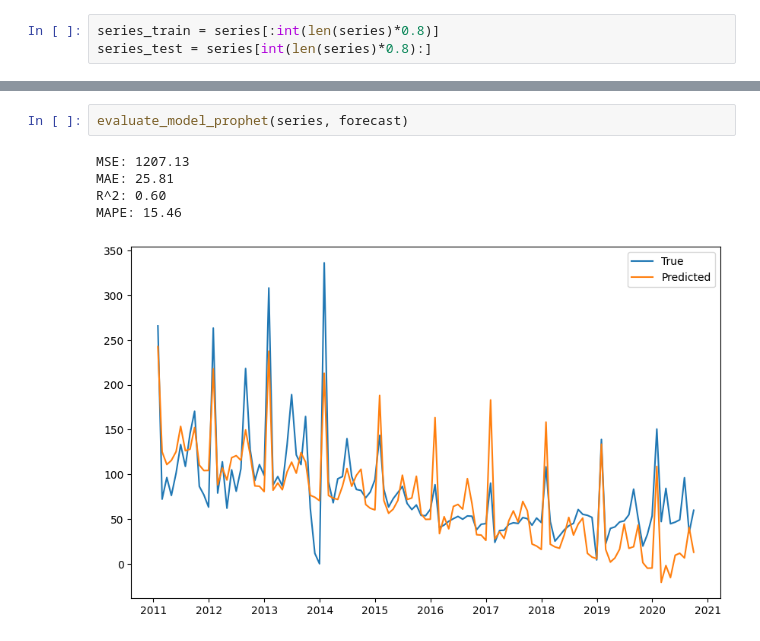
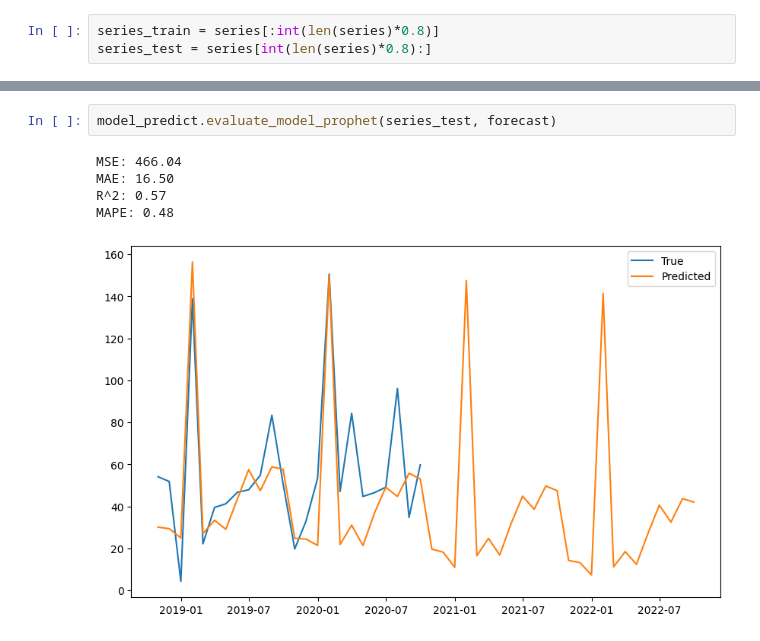
Before and after one commit to hh66911/2024-dingding-A, a Jupyter notebook: prophet_model.ipynb, the cells around one changed output, grey strips where cells are left out. Cells and saved outputs as stored; diff of their text form.

```diff
--- a/prophet_model.ipynb
+++ b/prophet_model.ipynb
@@ -23,8 +25,8 @@ plt.show()
-# %%
-evaluate_model_prophet(series, forecast)
-# %% [output]
-MSE: 1207.13
-MAE: 25.81
-R^2: 0.60
-MAPE: 15.46
-[figure, removed]
+# %%
+model_predict.evaluate_model_prophet(series_test, forecast)
+# %% [output]
+MSE: 466.04
+MAE: 16.50
+R^2: 0.57
+MAPE: 0.48
+[figure, added]
```
Also changed, not shown: parts of 3 cells of this notebook, 2 other files.
